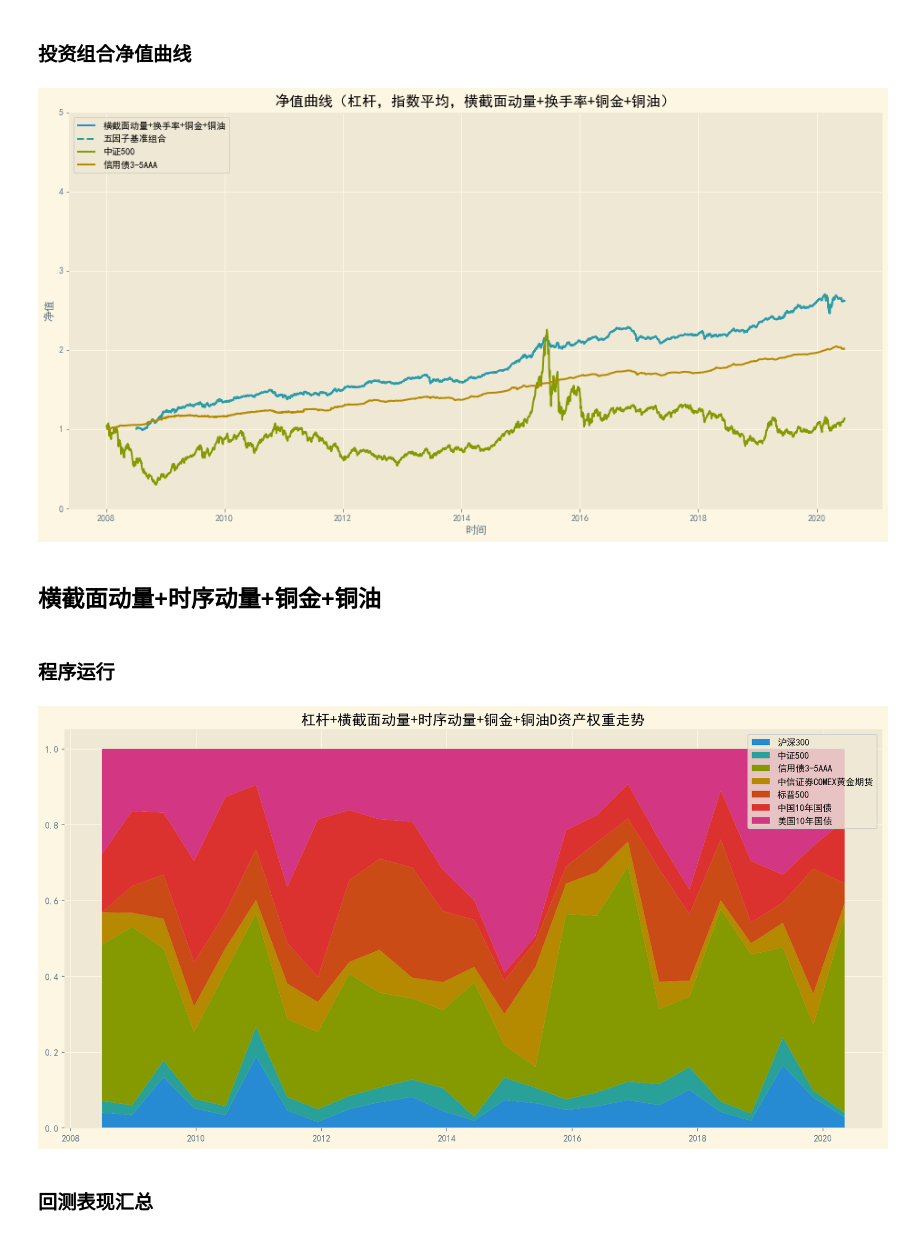
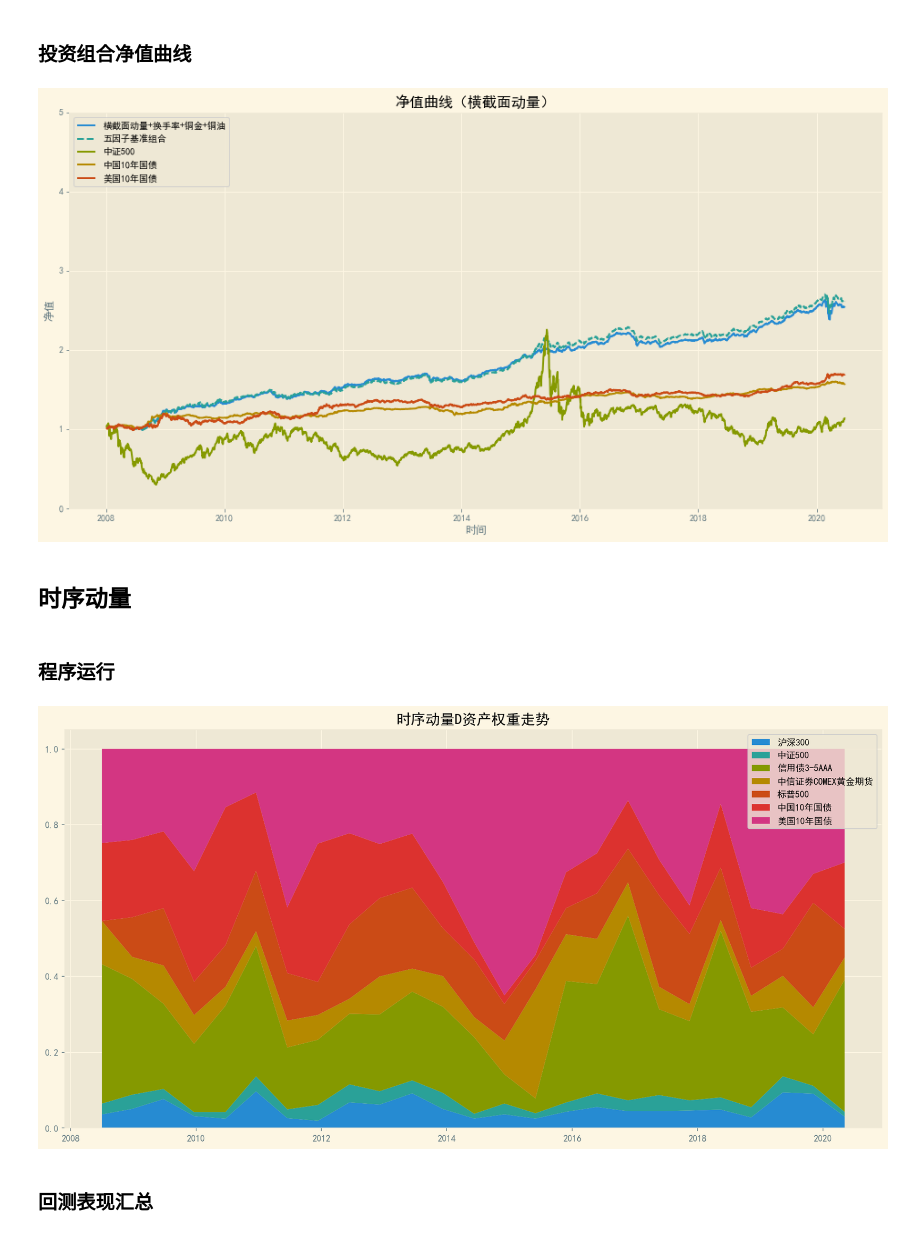
Before and after one commit to Zhehao97/RiskParityFactorModel, a Jupyter notebook: Delta.ipynb, the cells around one changed output. Drawn from its saved outputs; the diff is of its cells as text; code cells hidden in the pictures.

Commit message:
New Factor

```diff
--- a/Delta.ipynb
+++ b/Delta.ipynb
@@ -31,5 +46,3 @@ Rates = Rates.drop([0, 1, 2], axis=0)                   # 删除多余行
 Rates.columns = ['日期', 'GC007']                        # 修改列名
 Rates["日期"] = pd.DatetimeIndex(Rates["日期"])           # 类型转换
 Rates = Rates.set_index("日期")                          # 设置索引
-# %%
-Rates = Rates[1:-1]
@@ -35,0 +68,6 @@ Rates = Rates[1:-1]
+# %%
+FXRates = pd.read_excel(io="Raw/美元汇率.xlsx")
+FXRates = FXRates.drop([0, 1, 2], axis=0)
+FXRates.columns = ['日期', '美元汇率']
+FXRates["日期"] = pd.DatetimeIndex(FXRates["日期"])
+FXRates = FXRates.set_index("日期")
@@ -70,6 +125,7 @@ USRates = USRates.set_index("日期")                                    # 设
 Data = Assets.merge(Rates, how='left', left_index=True, right_index=True)
 Data = Data.merge(CNRates, how='left', left_index=True, right_index=True)
 Data = Data.merge(USRates, how='left', left_index=True, right_index=True)
+Data = Data.merge(FXRates, how='left', left_index=True, right_index=True)
 # %%
 Data['持有时长'] = (Data.index - Data.index[0]).days
 
@@ -419,35 +517,36 @@ fig = plt.figure(figsize=(16, 8))
 plt.plot(tradeDF_2.index, tradeDF_2['投资组合净值']/10000, label='横截面动量+换手率+铜金+铜油')
 
 # 基准参考
-plt.plot(tradeDF.index, tradeDF['投资组合净值']/10000, ls='--', label='五因子基准组合')
+plt.plot(tradeDF_multi.index, tradeDF_multi['投资组合净值']/10000, ls='--', label='五因子基准组合')
 plt.plot(cumReturns.index, cumReturns['中证500'], label='中证500')
-plt.plot(cumReturns.index, cumReturns['信用债3-5AAA'], label='信用债3-5AAA')
+plt.plot(cumReturns.index, cumReturns['中国10年国债'], label='中国10年国债')
+plt.plot(cumReturns.index, cumReturns['美国10年国债'], label='美国10年国债')
 
 plt.xlabel('时间')
 plt.ylabel('净值')
 plt.ylim(0.0, 5.0)
 plt.legend(loc='upper left')
-plt.title('净值曲线（杠杆，指数平均，横截面动量+换手率+铜金+铜油）')
-plt.savefig('净值曲线（杠杆，指数平均，横截面动量+换手率+铜金+铜油）D.png')
+plt.title('净值曲线（横截面动量）')
+plt.savefig('净值曲线（横截面动量）D.png')
 # %% [output]
-[figure, old version]
+[figure, new version]
 # %% [markdown]
-## 横截面动量+时序动量+铜金+铜油
+## 时序动量
 # %% [markdown]
 ### 程序运行
 # %%
 thrds = {'Equity':0.50, 'FixedIncome':0.90, 'Commodity':0.30}
-factors = {'momentumX':True, 'momentumT':True,
+factors = {'momentumX':False, 'momentumT':True,
             'reverseX':False, 'reverseT':False,
             'turnover':False,
-            'copperGold':True, 'copperGas':True}
+            'copperGold':False, 'copperGas':False}
 
 tradeDF_3, weightDF_3 = AlgoLoop.AlgoTrade(Assets, leverReturns, leverCumReturns, Turnovers, mode='ema',
                                        dt=120, up=0.50, thresholds=thrds, factorDict=factors)
 # %%
-StatisticFunc.WeightPlot(tradeDF_3, weightDF_3, '杠杆+横截面动量+时序动量+铜金+铜油D')
+StatisticFunc.WeightPlot(tradeDF_3, weightDF_3, '时序动量D')
 # %% [output]
-[figure, old version]
+[figure, new version]
 # %% [markdown]
 ### 回测表现汇总
 # %%
```
Also changed, not shown: parts of 65 cells of this notebook, 2 other files.
